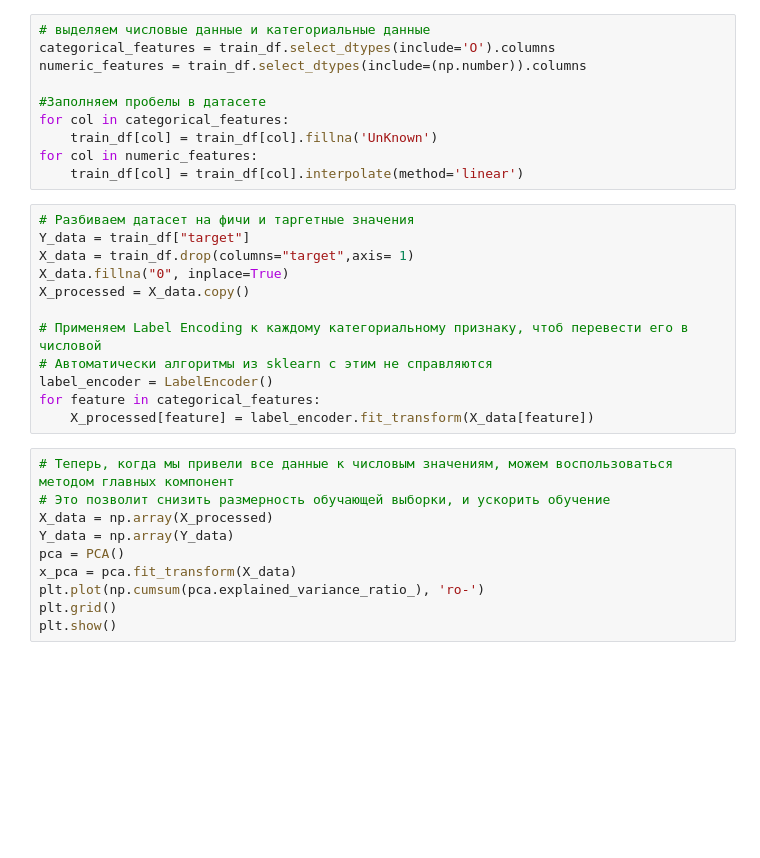
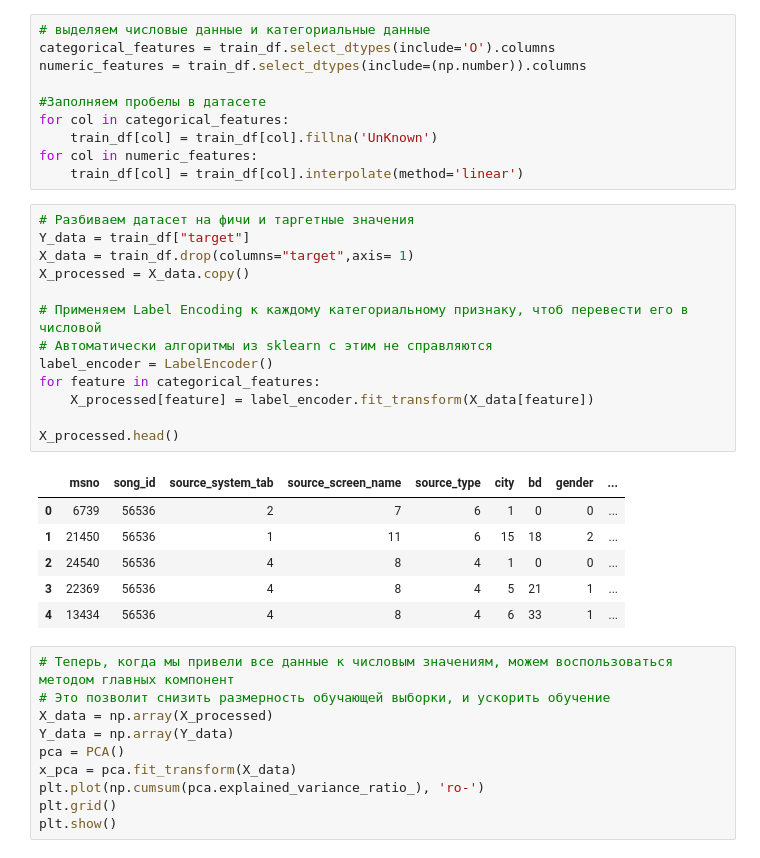
Before and after one commit to Kisponis/VK_music_prediction, a Jupyter notebook: main.ipynb, the cells around one changed output. Cells and saved outputs as stored; diff of their text form; blank space fills up the shorter version.

```diff
--- a/main.ipynb
+++ b/main.ipynb
@@ -39,15 +58,23 @@ for col in numeric_features:
 # %%
 # Разбиваем датасет на фичи и таргетные значения
 Y_data = train_df["target"]
 X_data = train_df.drop(columns="target",axis= 1)
-X_data.fillna("0", inplace=True)
 X_processed = X_data.copy()
 
 # Применяем Label Encoding к каждому категориальному признаку, чтоб перевести его в числовой
 # Автоматически алгоритмы из sklearn с этим не справляются
 label_encoder = LabelEncoder()
 for feature in categorical_features:
     X_processed[feature] = label_encoder.fit_transform(X_data[feature])
+
+X_processed.head()
+# %% [output]
+|  | msno | song_id | source_system_tab | source_screen_name | source_type | city | bd | gender | ... |
+| 0 | 6739 | 56536 | 2 | 7 | 6 | 1 | 0 | 0 | ... |
+| 1 | 21450 | 56536 | 1 | 11 | 6 | 15 | 18 | 2 | ... |
+| 2 | 24540 | 56536 | 4 | 8 | 4 | 1 | 0 | 0 | ... |
+| 3 | 22369 | 56536 | 4 | 8 | 4 | 5 | 21 | 1 | ... |
+| 4 | 13434 | 56536 | 4 | 8 | 4 | 6 | 33 | 1 | ... |
 # %%
 # Теперь, когда мы привели все данные к числовым значениям, можем воспользоваться методом главных компонент
 # Это позволит снизить размерность обучающей выборки, и ускорить обучение
```
Also changed, not shown: parts of 18 cells of this notebook.
